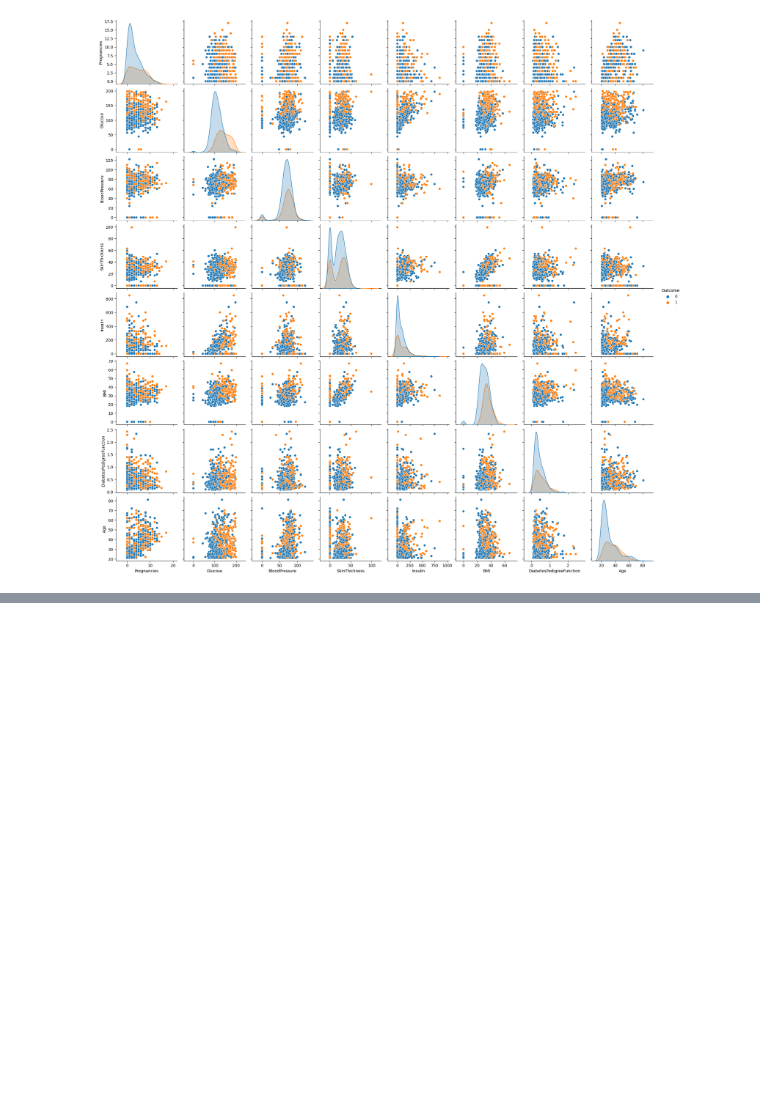
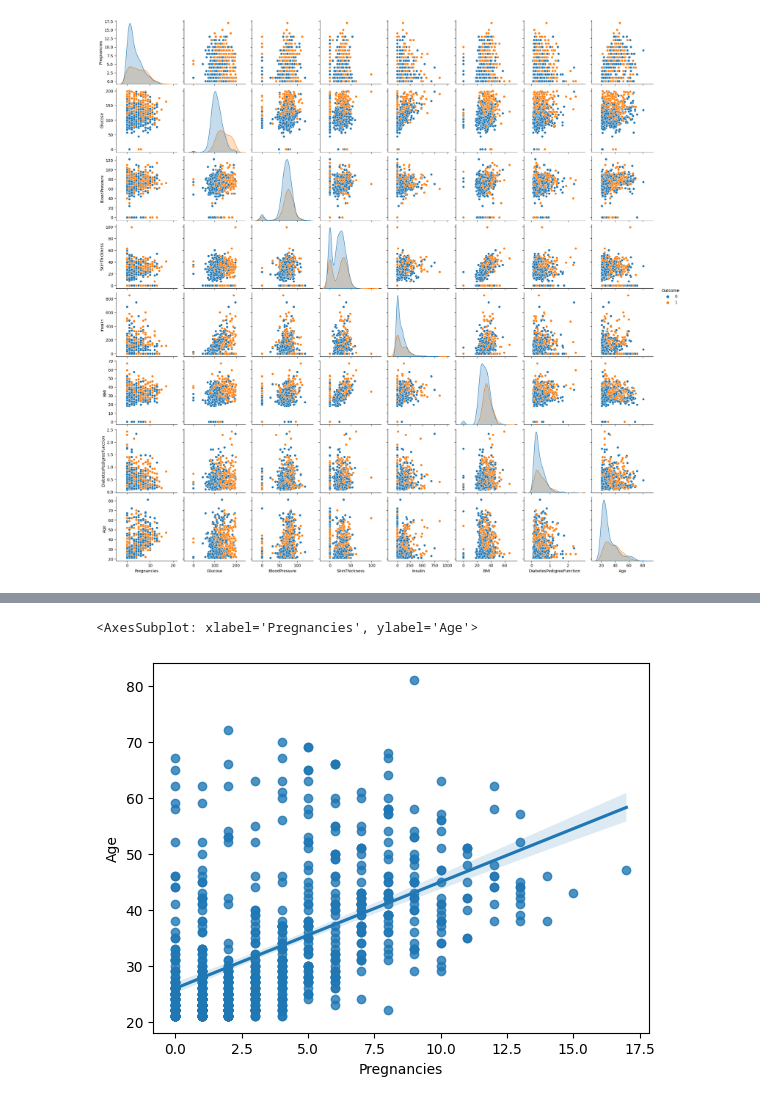
Before and after one commit to leslie-zi-pan/diabetes-prediction, a Jupyter notebook: notebooks/1.0-lp-data-exploration.ipynb, the cells around one changed output, grey strips where cells are left out. Cells and saved outputs as stored; diff of their text form; code cells hidden in the pictures; blank space fills up the shorter version.

```diff
--- a/notebooks/1.0-lp-data-exploration.ipynb
+++ b/notebooks/1.0-lp-data-exploration.ipynb
@@ -58,0 +91,5 @@ sns.pairplot(data, hue="Outcome", height=2.5)
+# %%
+sns.regplot(x=data['Pregnancies'], y=data['Age'])
+# %% [output]
+<AxesSubplot: xlabel='Pregnancies', ylabel='Age'>
+[figure, added]
```
Also changed, not shown: parts of 9 cells of this notebook.
